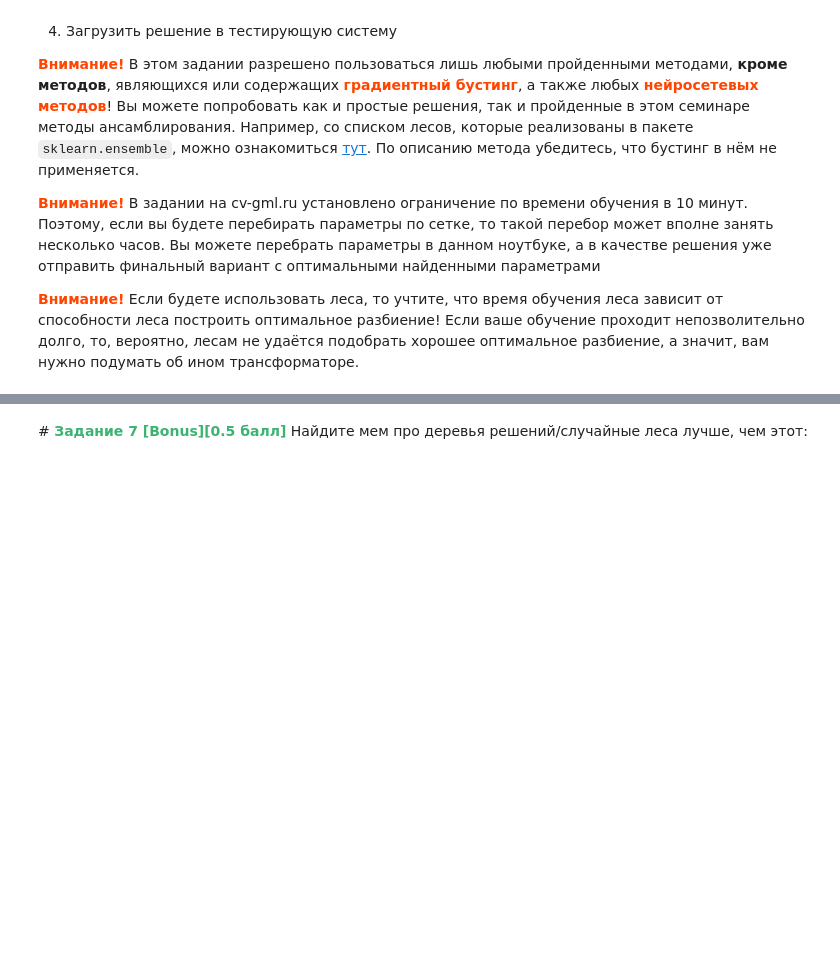
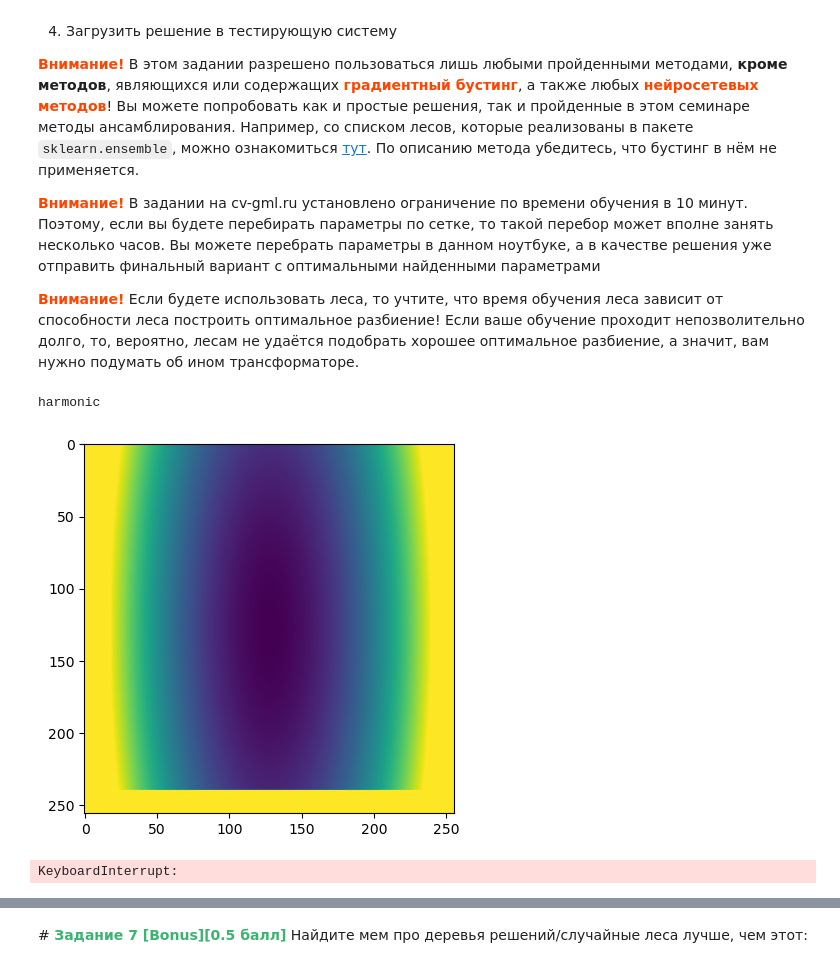
Before and after one commit to gerarte04/mlcmcmsu24, a Jupyter notebook: research/06_ensembles/[Research] Ensembles.ipynb, the cells around one changed output, grey strips where cells are left out. Drawn from its saved outputs; the diff is of its cells as text; code cells hidden in the pictures; blank space fills up the shorter version.

```diff
--- a/research/06_ensembles/[Research] Ensembles.ipynb
+++ b/research/06_ensembles/[Research] Ensembles.ipynb
@@ -587,0 +668,14 @@ Random forest error: 0.04243586753323291
+# %%
+from IPython.display import clear_output
+X_trans, types = PotentialTransformer().fit_transform(X_train, y_train)
+
+for idx in range(100):
+    print(types[idx])
+    plt.imshow(X_trans[idx])
+    plt.show()
+    time.sleep(1)
+    clear_output()
+# %% [output]
+harmonic
+[figure, added]
+KeyboardInterrupt:
```
Also changed, not shown: parts of 7 cells of this notebook, 1 other file.
